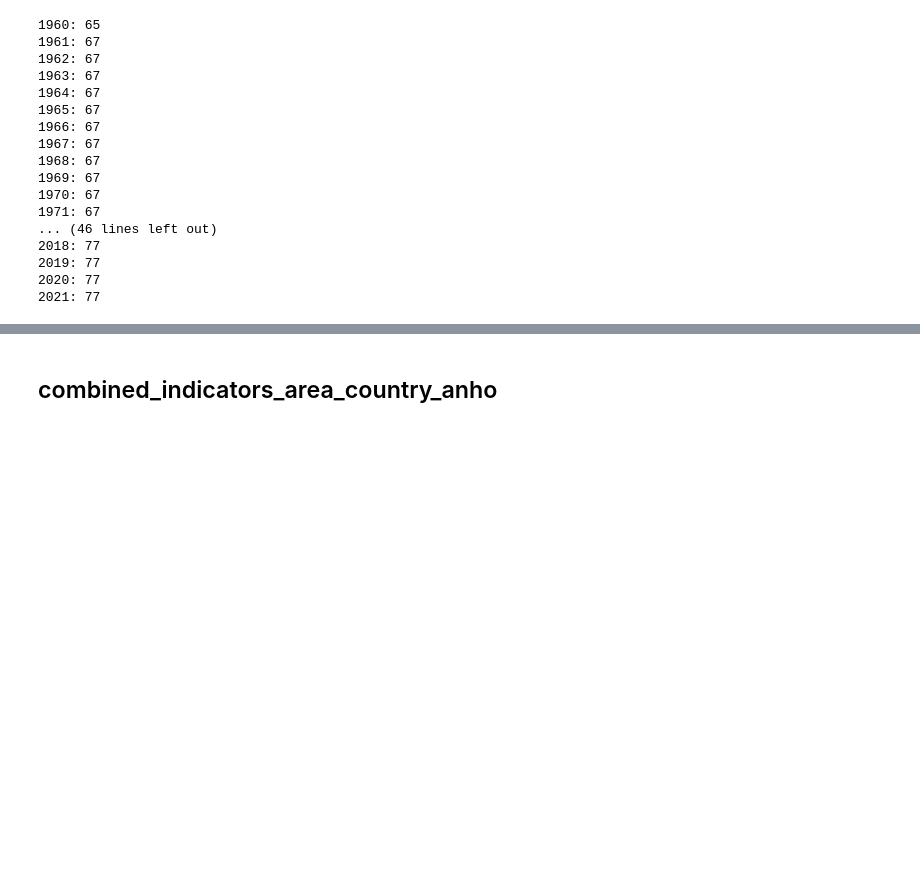
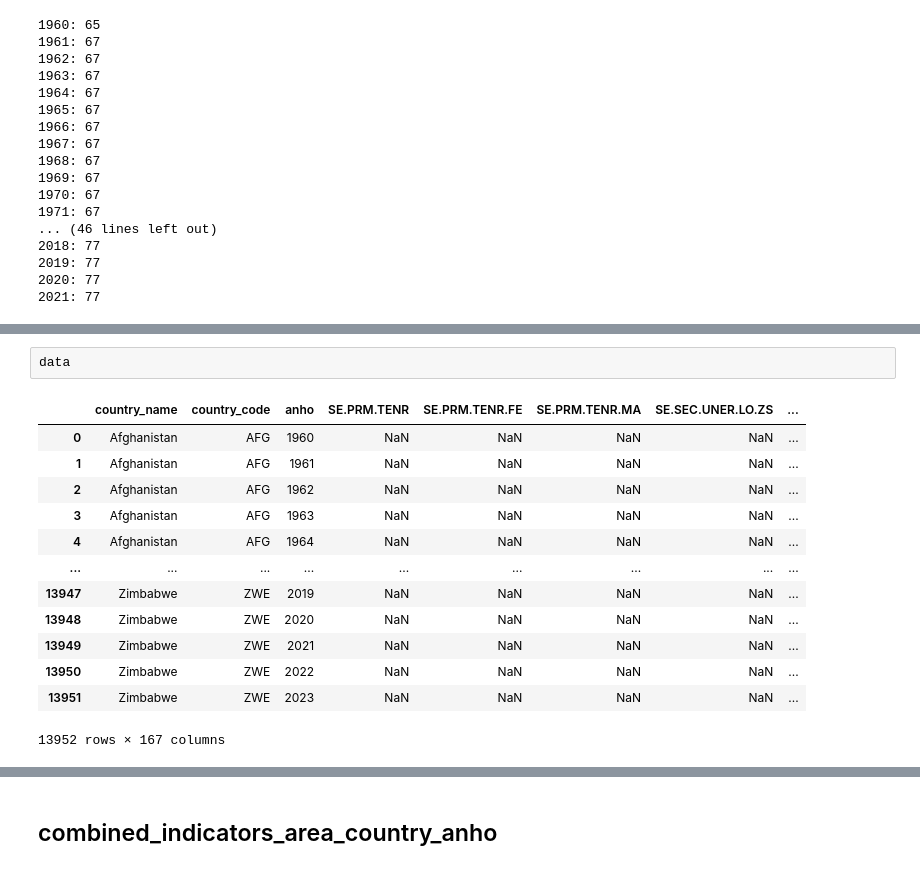
Before and after one commit to mkiszkur/TT1, a Jupyter notebook: 03_eda/EDA_entrega_3.ipynb, the cells around one changed output, grey strips where cells are left out. Cells and saved outputs as stored; diff of their text form; blank space fills up the shorter version.

```diff
--- a/03_eda/EDA_entrega_3.ipynb
+++ b/03_eda/EDA_entrega_3.ipynb
@@ -434,3 +832,19 @@ Dropdown(description='País:', index=16, options=('Afghanistan', 'Albania', 'Alg
+# %%
+data
+# %% [output]
+|  | country_name | country_code | anho | SE.PRM.TENR | SE.PRM.TENR.FE | SE.PRM.TENR.MA | SE.SEC.UNER.LO.ZS | ... |
+| 0 | Afghanistan | AFG | 1960 | NaN | NaN | NaN | NaN | ... |
+| 1 | Afghanistan | AFG | 1961 | NaN | NaN | NaN | NaN | ... |
+| 2 | Afghanistan | AFG | 1962 | NaN | NaN | NaN | NaN | ... |
+| 3 | Afghanistan | AFG | 1963 | NaN | NaN | NaN | NaN | ... |
+| 4 | Afghanistan | AFG | 1964 | NaN | NaN | NaN | NaN | ... |
+| ... | ... | ... | ... | ... | ... | ... | ... | ... |
+| 13947 | Zimbabwe | ZWE | 2019 | NaN | NaN | NaN | NaN | ... |
+| 13948 | Zimbabwe | ZWE | 2020 | NaN | NaN | NaN | NaN | ... |
+| 13949 | Zimbabwe | ZWE | 2021 | NaN | NaN | NaN | NaN | ... |
+| 13950 | Zimbabwe | ZWE | 2022 | NaN | NaN | NaN | NaN | ... |
+| 13951 | Zimbabwe | ZWE | 2023 | NaN | NaN | NaN | NaN | ... |
+13952 rows × 167 columns
 # %%
 #Quiero ver todos los indicadores que tienen mas de 0.85 para el año 2012
 file_path = path_data / 'combined_indicators_area_anho_indicador.csv'
```
Also changed, not shown: parts of 78 cells of this notebook, 4 other files.
